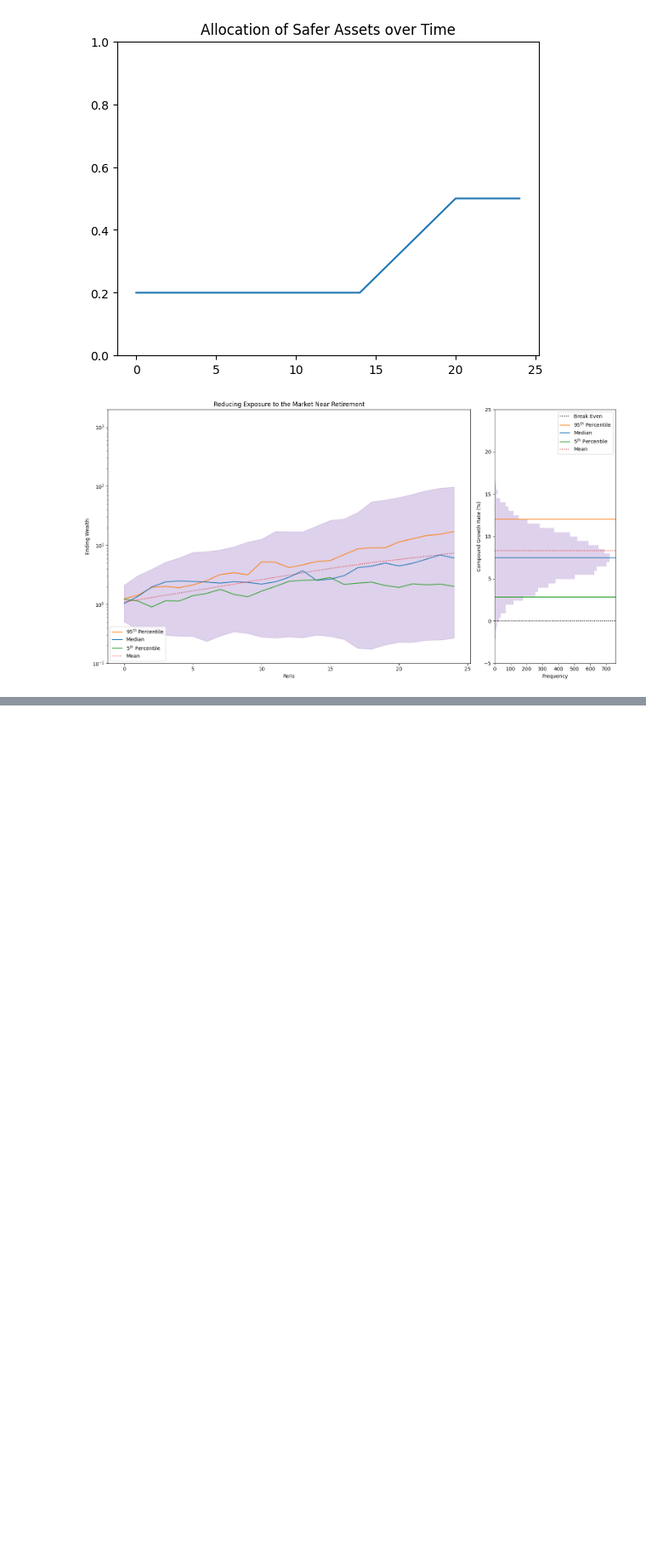
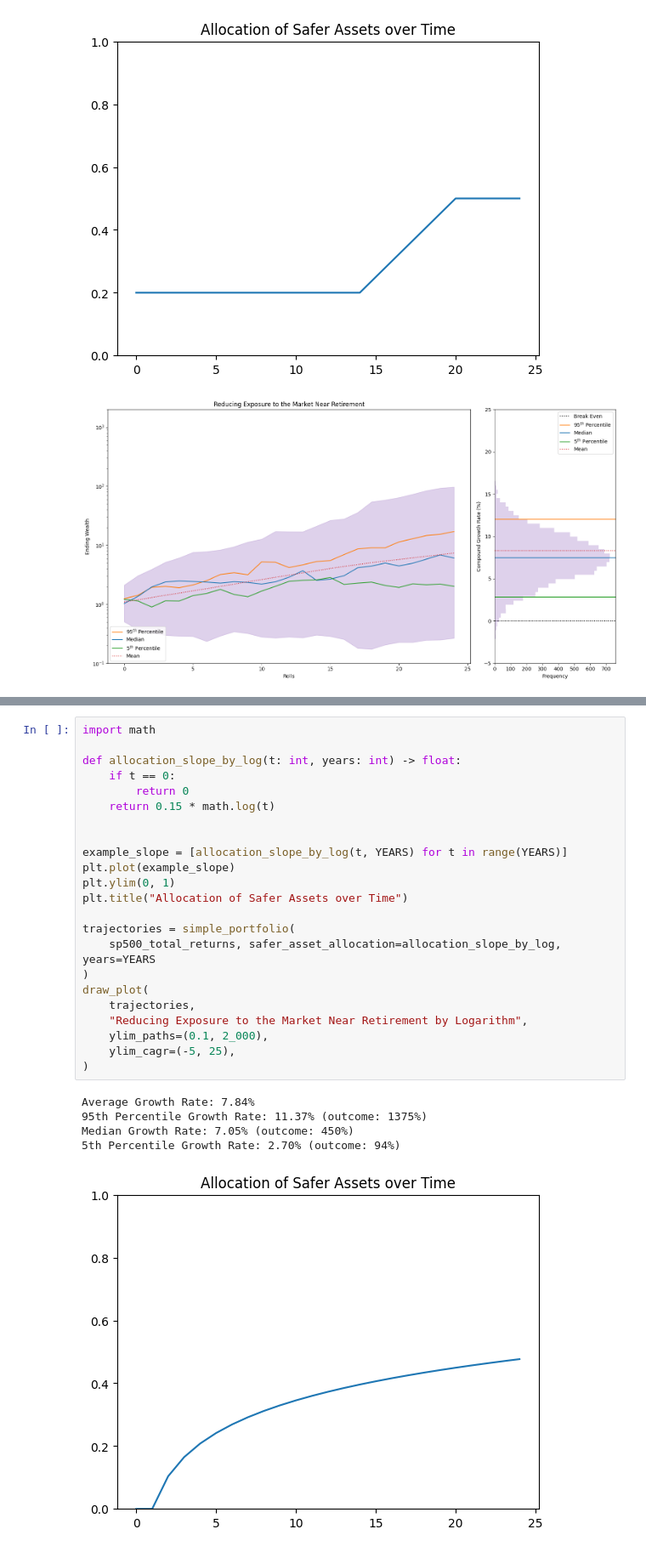
Before and after one commit to madig/portfolio-monte-carlo, a Jupyter notebook: portfolio-strategies.ipynb, the cells around one changed output, grey strips where cells are left out. Shown at 85% size. Drawn from its saved outputs; the diff is of its cells as text; blank space fills up the shorter version.

```diff
--- a/portfolio-strategies.ipynb
+++ b/portfolio-strategies.ipynb
@@ -189,0 +190,29 @@ Median Growth Rate: 7.43% (outcome: 499%)
+# %%
+import math
+
+def allocation_slope_by_log(t: int, years: int) -> float:
+    if t == 0:
+        return 0
+    return 0.15 * math.log(t)
+
+
+example_slope = [allocation_slope_by_log(t, YEARS) for t in range(YEARS)]
+plt.plot(example_slope)
+plt.ylim(0, 1)
+plt.title("Allocation of Safer Assets over Time")
+
+trajectories = simple_portfolio(
+    sp500_total_returns, safer_asset_allocation=allocation_slope_by_log, years=YEARS
+)
+draw_plot(
+    trajectories,
+    "Reducing Exposure to the Market Near Retirement by Logarithm",
+    ylim_paths=(0.1, 2_000),
+    ylim_cagr=(-5, 25),
+)
+# %% [output]
+Average Growth Rate: 7.84%
+95th Percentile Growth Rate: 11.37% (outcome: 1375%)
+Median Growth Rate: 7.05% (outcome: 450%)
+5th Percentile Growth Rate: 2.70% (outcome: 94%)
+[figure, added]
```
Also changed, not shown: parts of 2 cells of this notebook.
